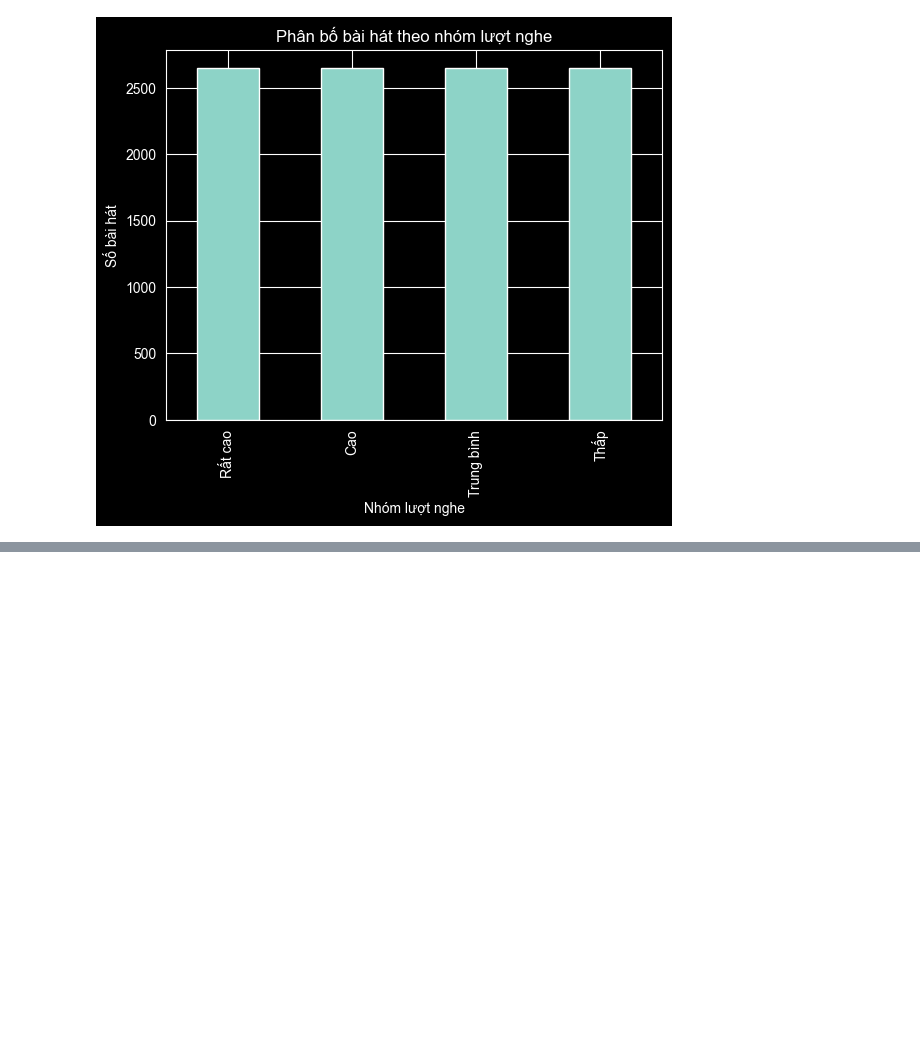
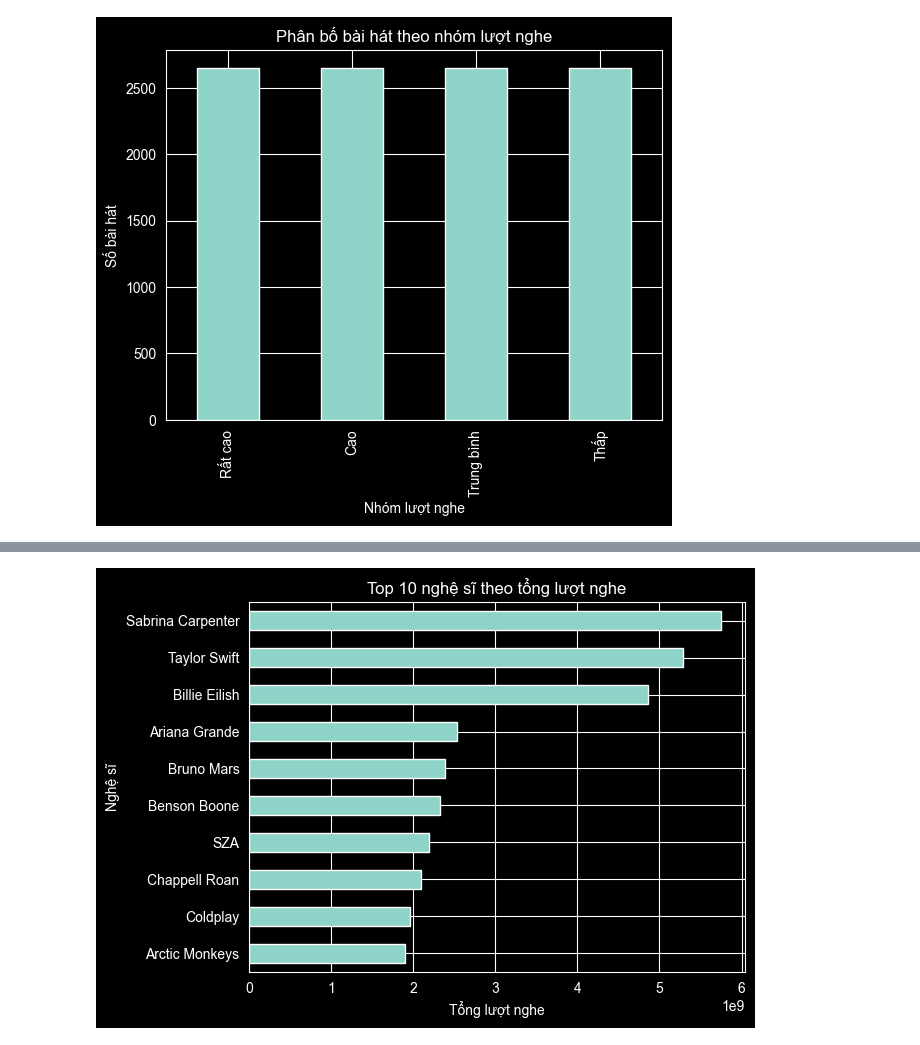
Before and after one commit to MinhTruc09/Spotify_EDA, a Jupyter notebook: notebooks/02_eda.ipynb, the cells around one changed output, grey strips where cells are left out. Cells and saved outputs as stored; diff of their text form; code cells hidden in the pictures; blank space fills up the shorter version.

```diff
--- a/notebooks/02_eda.ipynb
+++ b/notebooks/02_eda.ipynb
@@ -119,0 +155,5 @@ plt.show()
+# %%
+top_artist_streams = (
+    EDA2024.groupby('nghe_si')['luot_nghe'].sum().sort_values(ascending=False).head(10)
+)
+top_artist_streams
@@ -119,0 +173,9 @@ plt.show()
+# %%
+top_artist_streams.plot(kind = 'barh')
+plt.title('Top 10 nghệ sĩ theo tổng lượt nghe')
+plt.xlabel('Tổng lượt nghe')
+plt.ylabel('Nghệ sĩ')
+plt.gca().invert_yaxis()
+plt.show()
+# %% [output]
+[figure, added]
```
Also changed, not shown: parts of 15 cells of this notebook, 2 other files.
